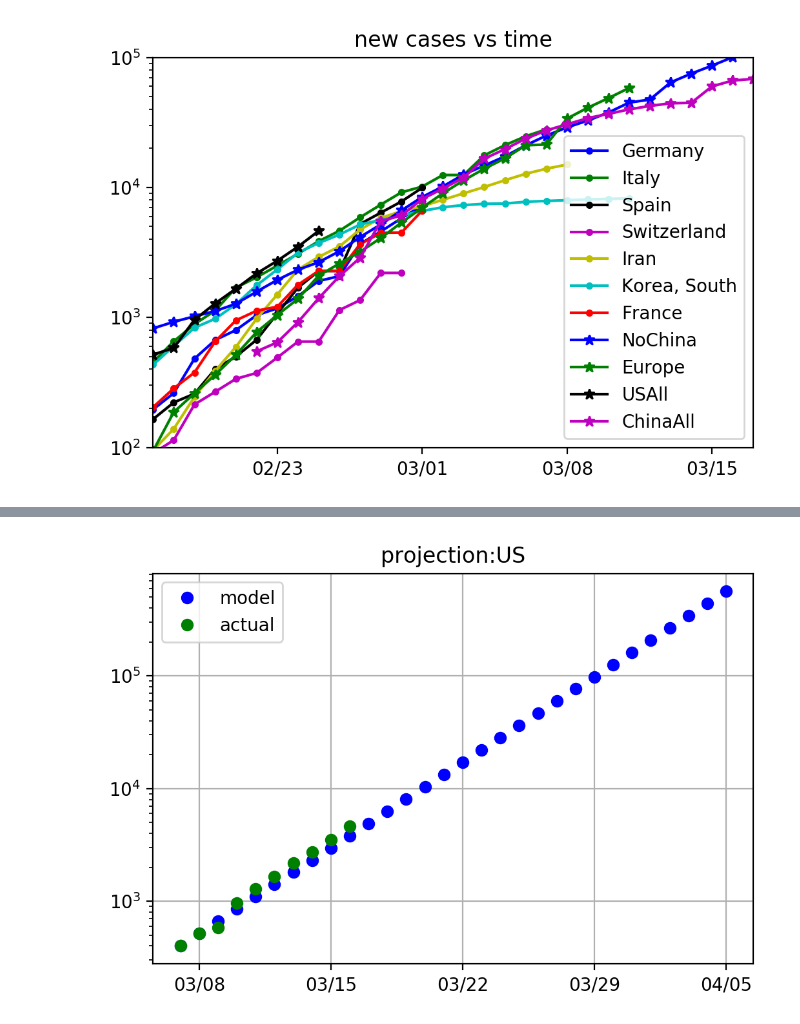
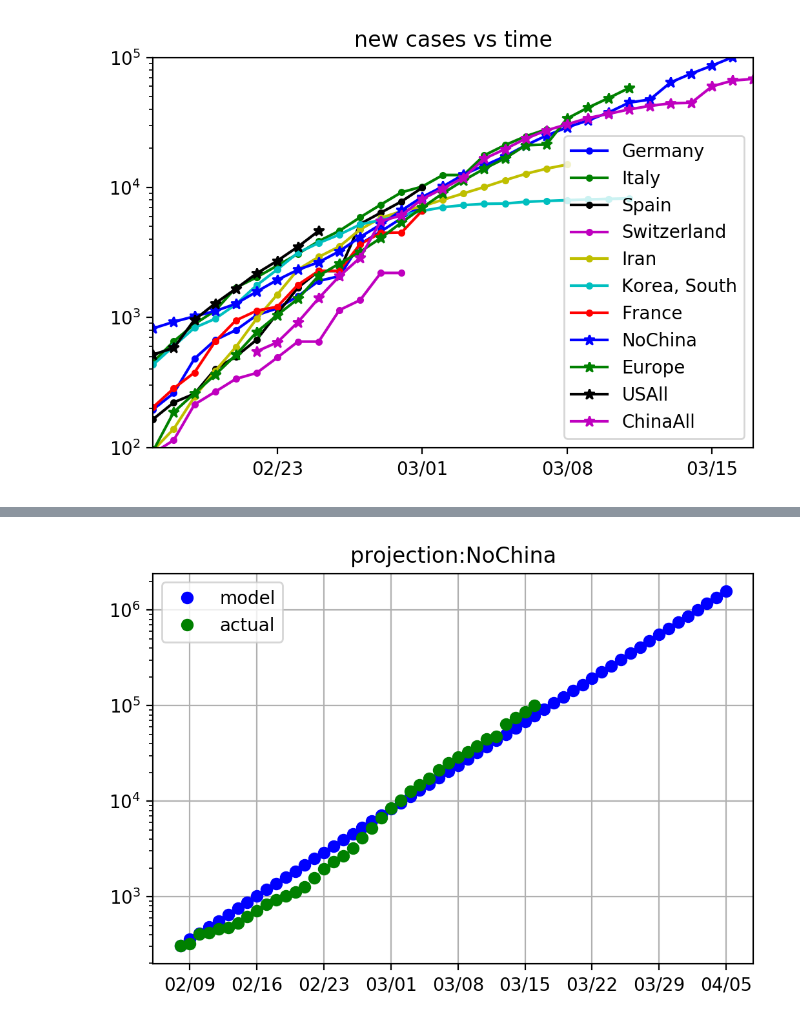
Before and after one commit to raysalem/sars-cov-19, a Jupyter notebook: cov-19.ipynb, the cells around one changed output, grey strips where cells are left out. Drawn from its saved outputs; the diff is of its cells as text; code cells hidden in the pictures.

```diff
--- a/cov-19.ipynb
+++ b/cov-19.ipynb
@@ -499,8 +501,8 @@ ax.set_title("new cases vs time");
 # assuming a groth rate of 10%
 #where will the us be
 #start date
-rate      = .25
-ctr       = "US"
+rate      = .15
+ctr       = "NoChina"
 caseMin   = 300
 TN        = 21     # number of intervals after today
 
@@ -547,4 +549,4 @@ plt.yscale('log')
-[figure, old version]
+[figure, new version]
 # %%
  #try to predict the 'US' covid-19 number of illness, will adapt the rate, note this will only reflect
 # the positive exponent of the logistic curver (at the inflection points switchs from exponential to logarithmic)
```
Also changed, not shown: parts of 6 cells of this notebook.
